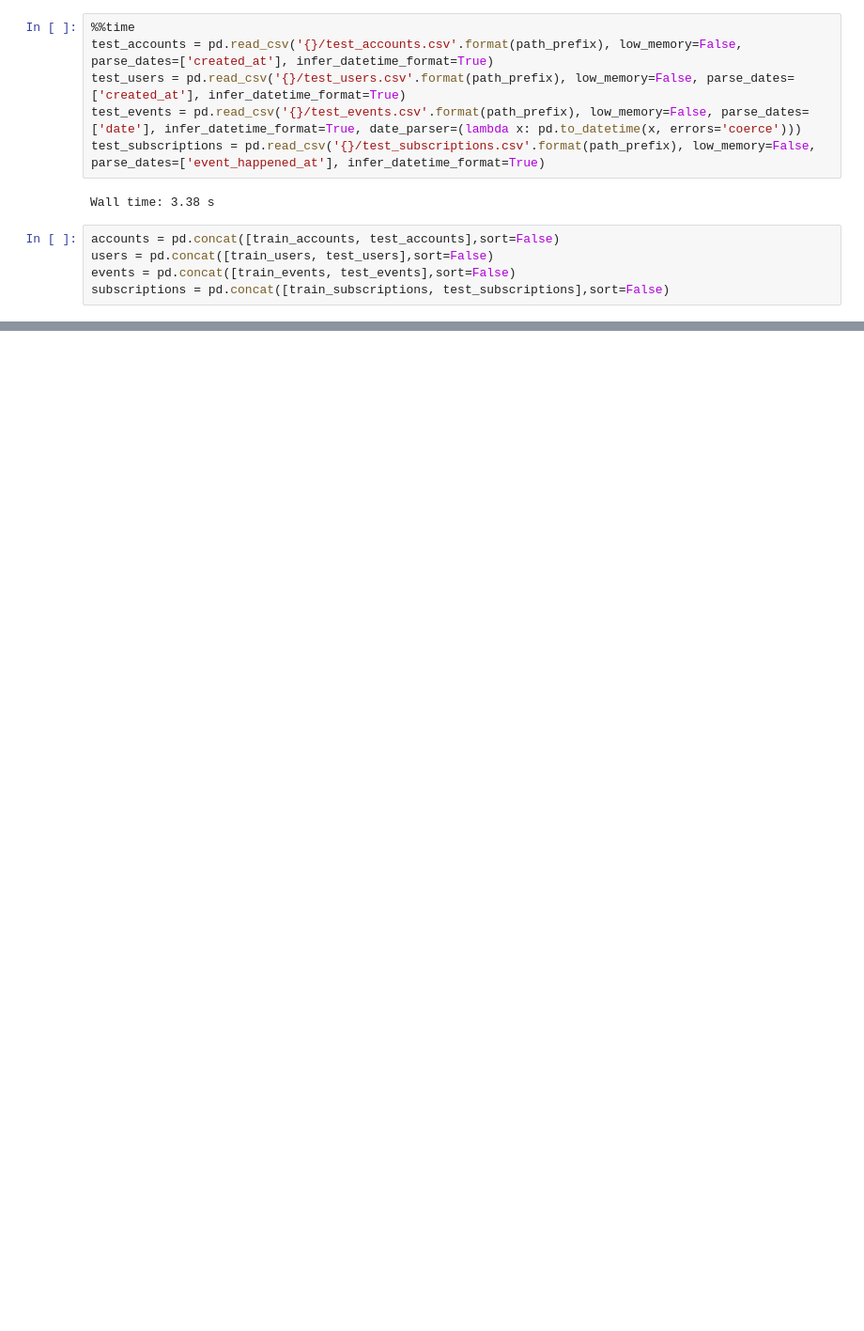
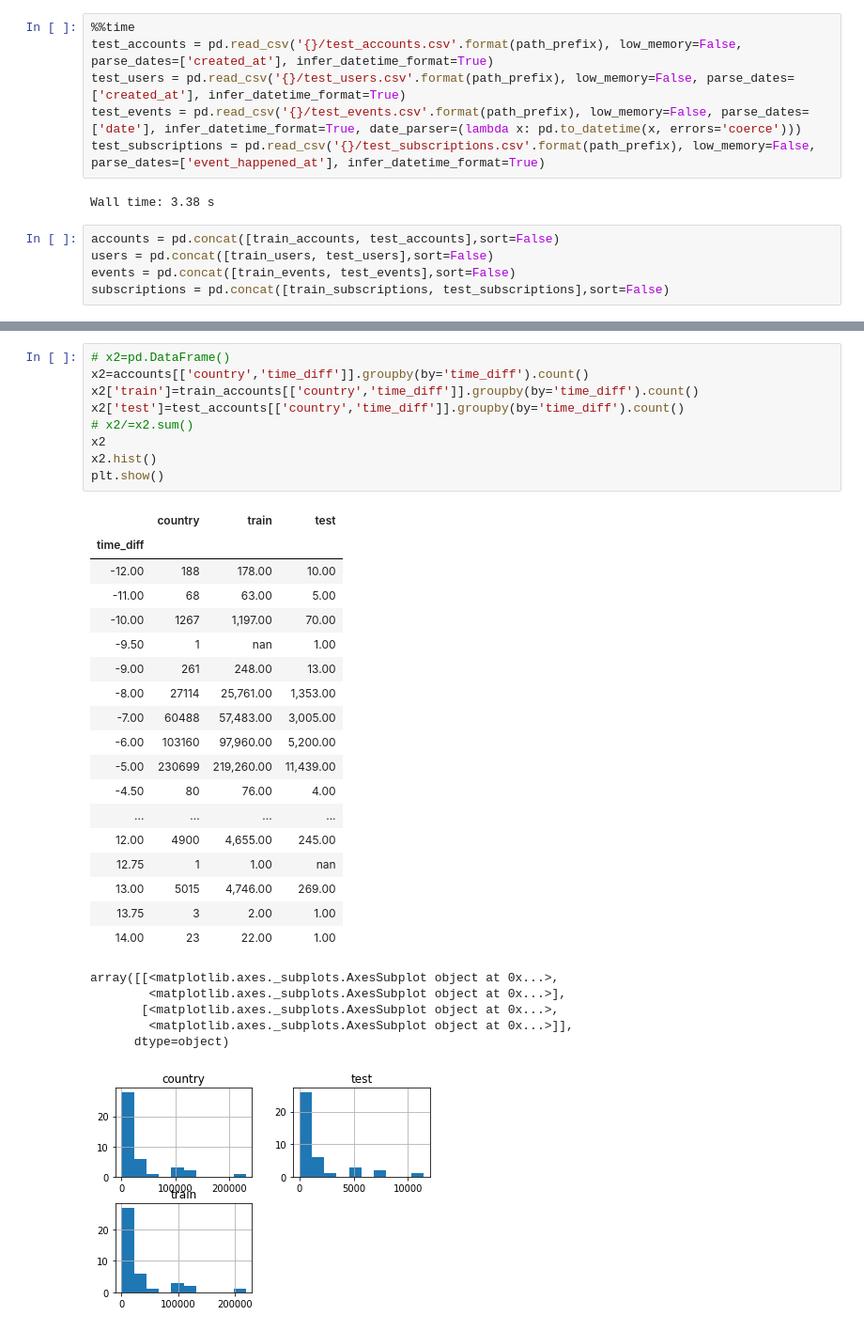
Before and after one commit to yuvalgrossman/datahack_yyr, a Jupyter notebook: yuval_starter.ipynb, the cells around one changed output, grey strips where cells are left out. Shown at 94% size. Saved outputs shown, nothing was run; the diff lists cells and outputs as text; blank space fills up the shorter version.

```diff
--- a/yuval_starter.ipynb
+++ b/yuval_starter.ipynb
@@ -108,0 +148,34 @@ Name: account_id, Length: 2111145, dtype: float64
+# %%
+# x2=pd.DataFrame()
+x2=accounts[['country','time_diff']].groupby(by='time_diff').count()
+x2['train']=train_accounts[['country','time_diff']].groupby(by='time_diff').count()
+x2['test']=test_accounts[['country','time_diff']].groupby(by='time_diff').count()
+# x2/=x2.sum()
+x2
+x2.hist()
+plt.show()
+# %% [output]
+|  | country | train | test |
+| time_diff |  |  |  |
+| -12.00 | 188 | 178.00 | 10.00 |
+| -11.00 | 68 | 63.00 | 5.00 |
+| -10.00 | 1267 | 1,197.00 | 70.00 |
+| -9.50 | 1 | nan | 1.00 |
+| -9.00 | 261 | 248.00 | 13.00 |
+| -8.00 | 27114 | 25,761.00 | 1,353.00 |
+| -7.00 | 60488 | 57,483.00 | 3,005.00 |
+| -6.00 | 103160 | 97,960.00 | 5,200.00 |
+| -5.00 | 230699 | 219,260.00 | 11,439.00 |
+| -4.50 | 80 | 76.00 | 4.00 |
+| ... | ... | ... | ... |
+| 12.00 | 4900 | 4,655.00 | 245.00 |
+| 12.75 | 1 | 1.00 | nan |
+| 13.00 | 5015 | 4,746.00 | 269.00 |
+| 13.75 | 3 | 2.00 | 1.00 |
+| 14.00 | 23 | 22.00 | 1.00 |
+array([[<matplotlib.axes._subplots.AxesSubplot object at 0x...>,
+        <matplotlib.axes._subplots.AxesSubplot object at 0x...>],
+       [<matplotlib.axes._subplots.AxesSubplot object at 0x...>,
+        <matplotlib.axes._subplots.AxesSubplot object at 0x...>]],
+      dtype=object)
+[figure, added]
```
Also changed, not shown: parts of 18 cells of this notebook, 1 other file.
